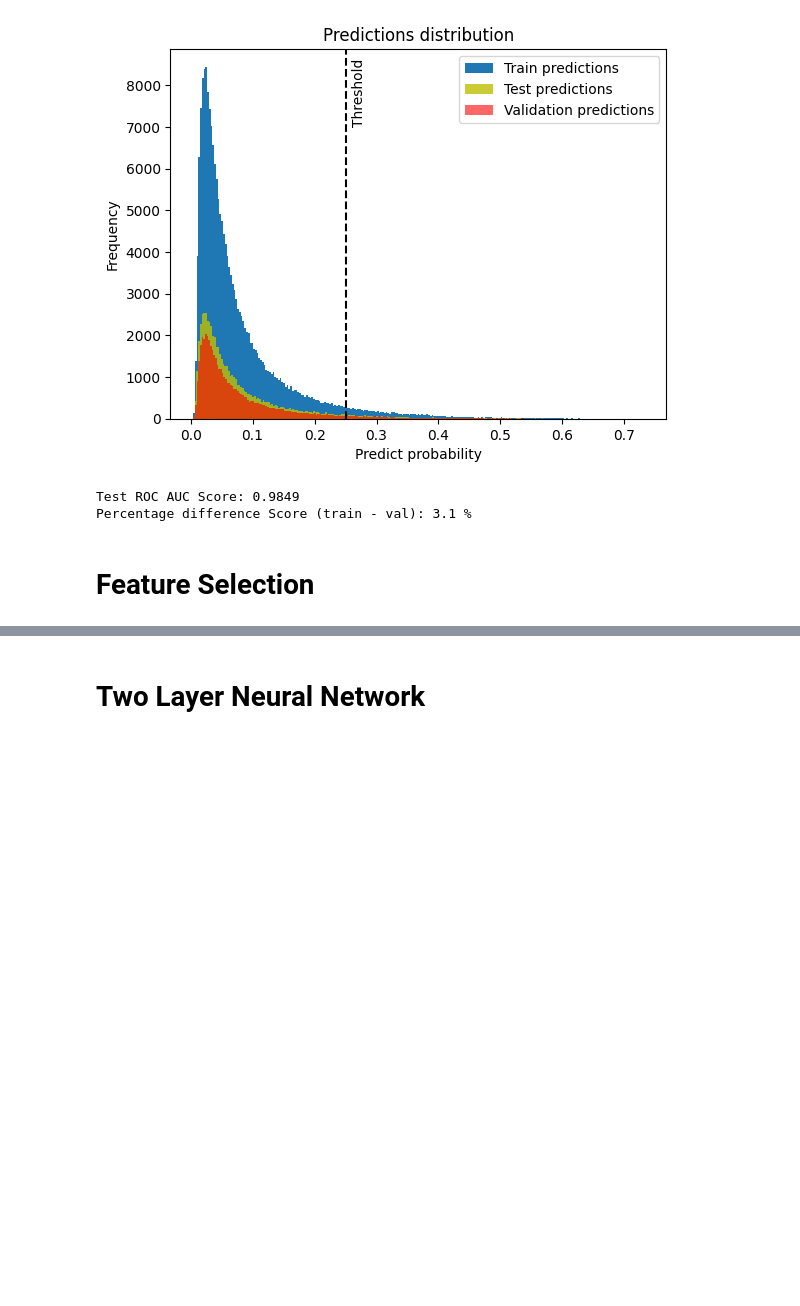
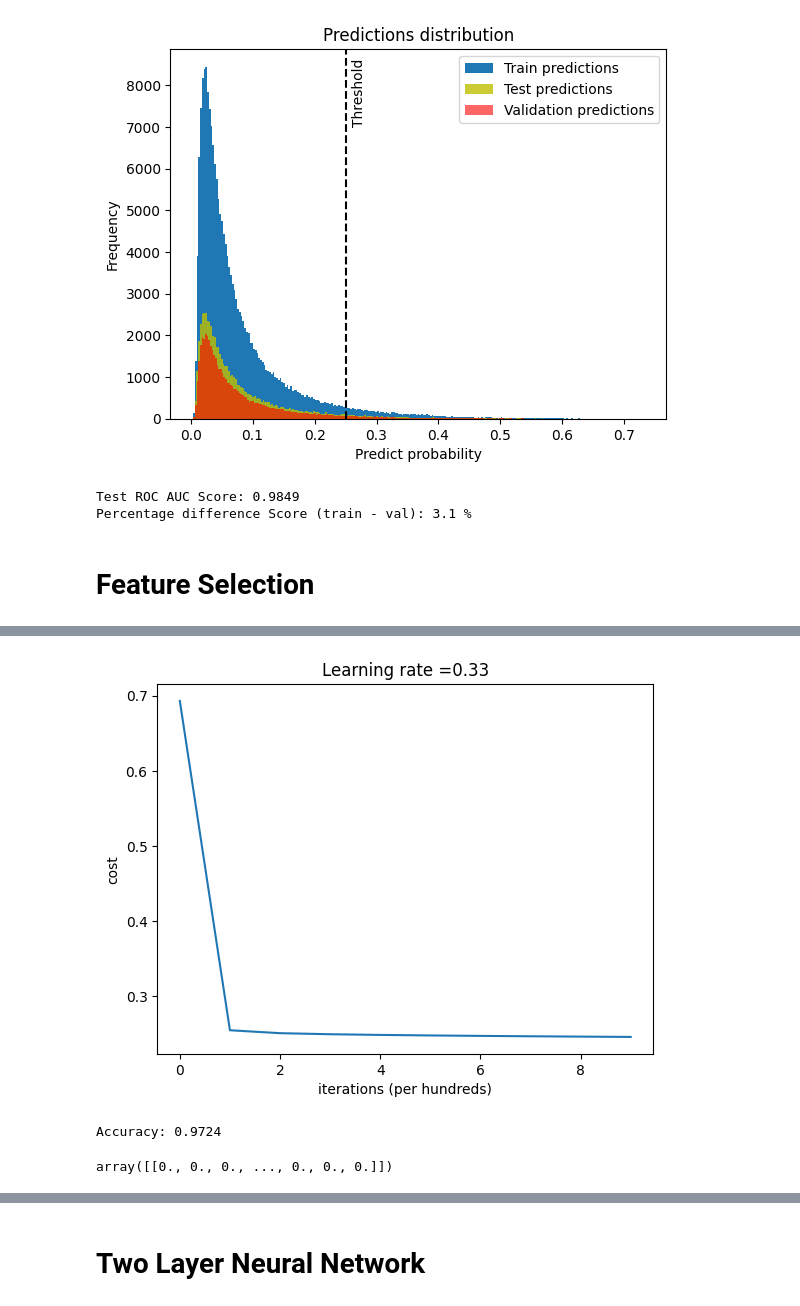
Before and after one commit to jackonedev/pipelines_and_machine_learning, a Jupyter notebook: NN_model.ipynb, the cells around one changed output, grey strips where cells are left out. Drawn from its saved outputs; the diff is of its cells as text; code cells hidden in the pictures; blank space fills up the shorter version.

```diff
--- a/NN_model.ipynb
+++ b/NN_model.ipynb
@@ -321,7 +359,7 @@ workflow_1 = PandasFeatureUnion([
     ])
 
 feature_enginering = Pipeline([
-    ("outliers", CorrectOutliers(verbose=True)),
+    ("outliers", CorrectOutliers()),
     ("numerical_transformation", workflow_1),
     ("impute_nan", CustomImputer(strategy="median")),
     ("backup", CustomBackup(shutdown=True)),
@@ -330,10 +368,10 @@ feature_enginering = Pipeline([
     ])
 
 feature_enginering.fit(X_train)
-train_data = feature_enginering.transform(X_train)
+# train_data = feature_enginering.transform(X_train)
 val_data = feature_enginering.transform(X_val)
-test_data = feature_enginering.transform(X_test)
-feature_enginering.set_params(backup__shutdown=True)
+# test_data = feature_enginering.transform(X_test)
+# feature_enginering.set_params(backup__shutdown=True)
 
 
 params = {
@@ -349,7 +387,7 @@ params = {
 
 feature_model_pipeline = Pipeline([
     ("feature_enginering", feature_enginering),
-    ("model", LGBMEstimator(params=params, val_data=val_data, y_val=y_val)),
+    ("model", LGBMPredictor(params=params, val_data=val_data, y_val=y_val)),
 ])
 
 feature_model_pipeline.fit(X_train, y_train)
@@ -514,6 +494,17 @@ Early stopping, best iteration is:
 # %%
-X = train_data.loc[:, relevant_features]
+X = auxiliar_pipeline.transform(X_train)
 Y = y_train
 
-X_val, Y_val = val_data.loc[:, relevant_features], y_val
-X_test, Y_test = test_data.loc[:, relevant_features], y_test_real
+X_val, Y_val = auxiliar_pipeline.transform(X_val), y_val
+X_test, Y_test = auxiliar_pipeline.transform(X_test), y_test_real# Fijado manualmente de pipeline_feature_model
+# %%
+snn = ShallowNNClassifier(
+    X_test=X_val,
+    Y_test=Y_val,
+    learning_rate=0.33,
+    num_iterations=1000,
+    print_cost=True,
+)
+# Warning 1: self: X_, Y_, X_test, Y_test se guardan en el formato humano y no el que alimenta a la red
+# %%
+snn.fit(X, Y)
@@ -520,3 +546,12 @@ X_test, Y_test = test_data.loc[:, relevant_features], y_test_real
+# %%
+snn.plot_costs(costs=snn.costs, learning_rate=snn.learning_rate)
+# %% [output]
+[figure, added]
+# %%
+snn.predict(X_test, Y_test, snn.parameters)
+# %% [output]
+Accuracy: 0.9724
+array([[0., 0., 0., ..., 0., 0., 0.]])
 # %%
 # import a logistic regresion model
 from sklearn.linear_model import LogisticRegression
```
Also changed, not shown: parts of 22 cells of this notebook, 1 other file.
